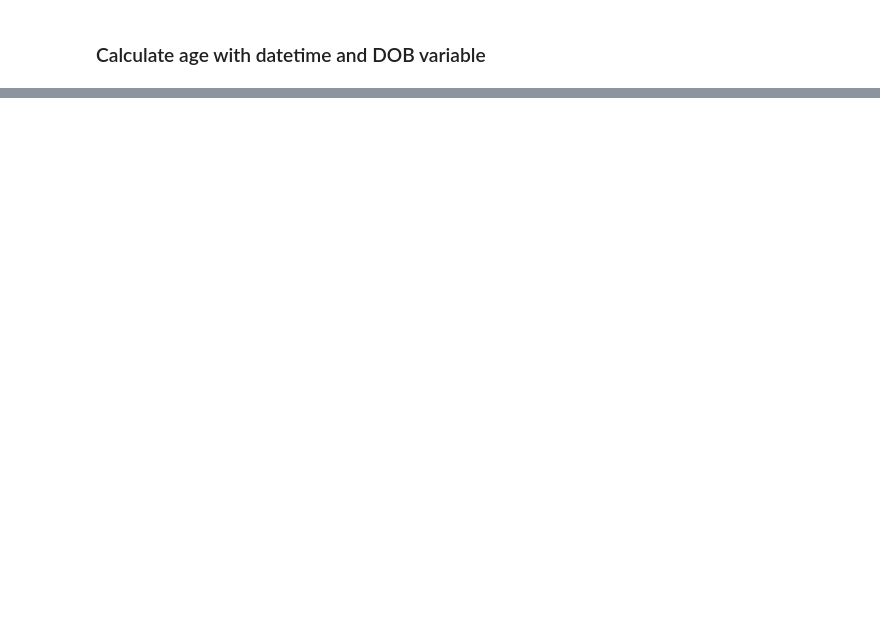
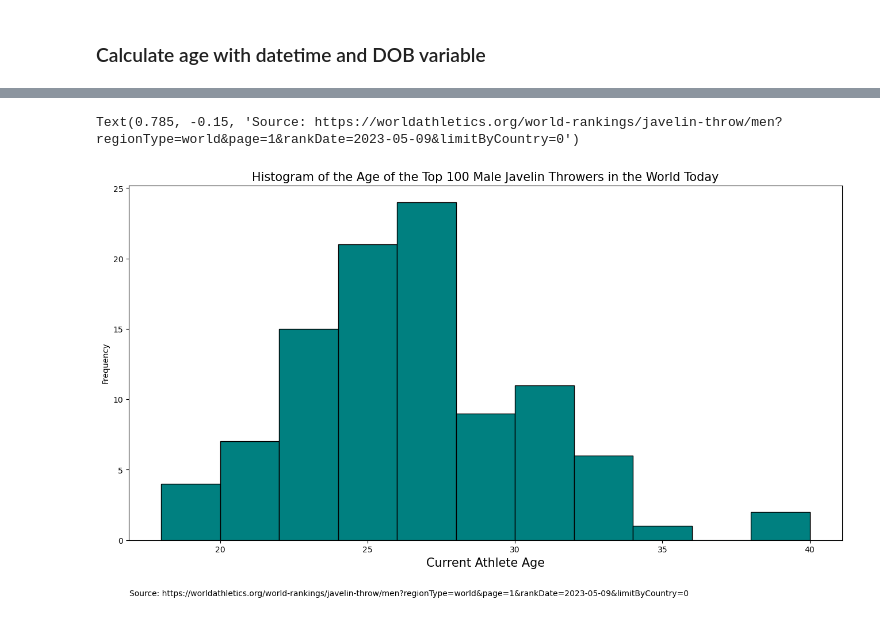
Before and after one commit to ethanwright96/javelin-data-science, a Jupyter notebook: World Athletics/world_athletics_scrape.ipynb, the cells around one changed output, grey strips where cells are left out. Saved outputs shown, nothing was run; the diff lists cells and outputs as text; code cells hidden in the pictures; blank space fills up the shorter version.

```diff
--- a/World Athletics/world_athletics_scrape.ipynb
+++ b/World Athletics/world_athletics_scrape.ipynb
@@ -68,0 +160,15 @@ https://docs.python.org/3/library/datetime.html
+# %%
+top_hundred =  adult_df[adult_df.Place <= 100]
+top_hundred.Age.plot.hist(bins=11, color='teal', edgecolor='black', figsize=[16,8])
+plt.title("Histogram of the Age of the Top 100 Male Javelin Throwers in the World Today", size=15)
+plt.xlabel("Current Athlete Age", size=15)
+plt.ylabel("Frequency")
+plt.annotate("Source: https://worldathletics.org/world-rankings/javelin-throw/men?regionType=world&page=1&rankDate=2023-05-09&limitByCountry=0",
+            xy = (.785, -0.15),
+            xycoords='axes fraction',
+            ha='right',
+            va="center",
+            fontsize=10)
+# %% [output]
+Text(0.785, -0.15, 'Source: https://worldathletics.org/world-rankings/javelin-throw/men?regionType=world&page=1&rankDate=2023-05-09&limitByCountry=0')
+[figure, added]
```
Also changed, not shown: parts of 32 cells of this notebook.
